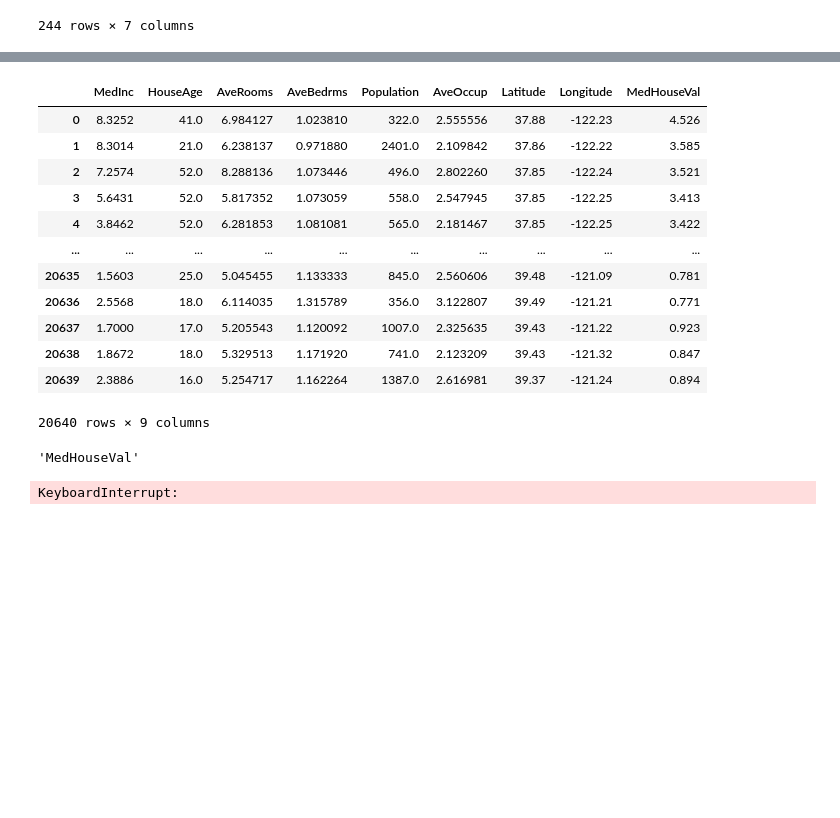
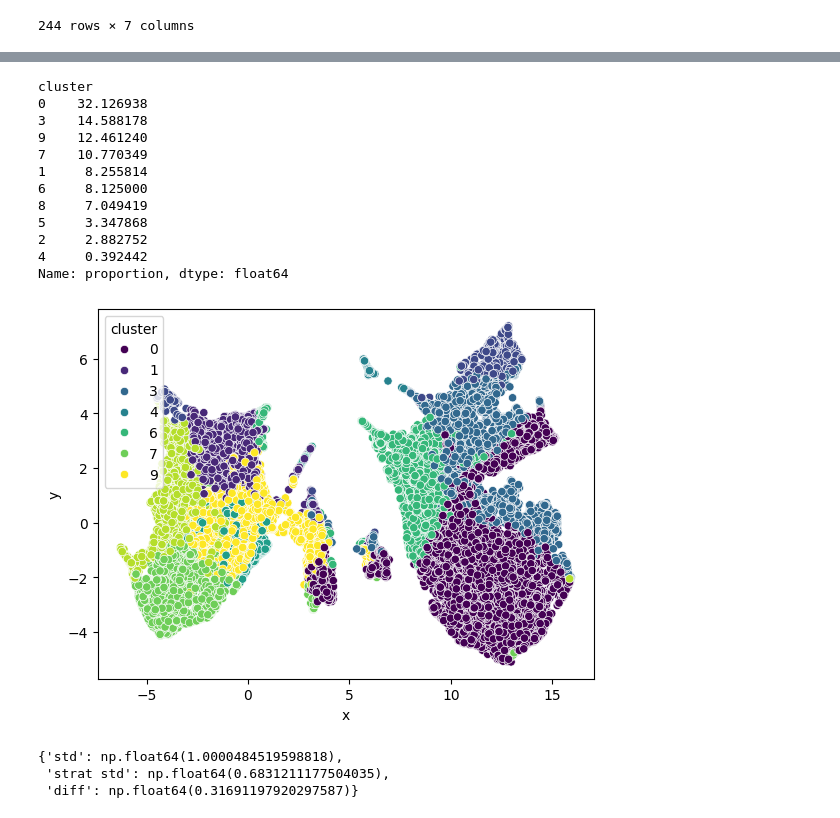
Before and after one commit to Dmatryus/dmml-lab, a Jupyter notebook: experiments/std_reduction.ipynb, the cells around one changed output, grey strips where cells are left out. Drawn from its saved outputs; the diff is of its cells as text; code cells hidden in the pictures; blank space fills up the shorter version.

```diff
--- a/experiments/std_reduction.ipynb
+++ b/experiments/std_reduction.ipynb
@@ -1086,25 +1086,30 @@ def one_segmentation_experiment(data: ModelData, model):
     plt.show()
     result = {
         "std": d_std.loc["total", "var"],
-        "strat std": d_sstd.loc["total", "MedHouseVal_strat_var"],
+        "strat std": d_sstd.loc["total", f"{data.target}_strat_var"],
     }
     result["diff"] = 1 - result["strat std"]/result["std"]
     return result
 
-def search_k(data: ModelData, max_k:int):
-    result_arr = []
-    for k in tqdm(range(2, max_k)):
-        model = MiniBatchKMeans(n_clusters=k)
-        data.data["cluster"] = model.fit_predict(data.get_data("all", "features"))
+def search_k(data: ModelData, max_k:int, n_iterations=1):
+    iter_result = []
+    for i in tqdm(range(n_iterations)):
+        result_arr = []
+        for k in tqdm(range(2, max_k)):
+            model = MiniBatchKMeans(n_clusters=k)
+            data.data["cluster"] = model.fit_predict(data.get_data("all", "features"))
 
-        result = {
-            "k": k,
-            "std": strat_std(data.data, data.target, "group").loc["total", "var"],
-            "strat std": strat_std(data.data, data.target, "group", "cluster").loc["total", "MedHouseVal_strat_var"],
-        }
-        result["diff"] = 1 - result["strat std"]/result["std"]
-        result_arr.append(result)
-    return pd.DataFrame(result_arr)
+            result = {
+                "k": k,
+                "std": strat_std(data.data, data.target, "group").loc["total", "var"],
+                "strat std": strat_std(data.data, data.target, "group", "cluster").loc["total", f"{data.target}_strat_var"],
+            }
+            result["diff"] = 1 - result["strat std"]/result["std"]
+            result_arr.append(result)
+        ir = pd.DataFrame(result_arr)
+        ir["iter"] = i
+        iter_result.append(ir)
+    return pd.concat(iter_result, axis=0)
 # %%
 from category_encoders.target_encoder import TargetEncoder
 from sklearn.preprocessing import StandardScaler
@@ -1155,31 +1161,22 @@ data
 # %%
-data = ModelData.load_california_housing_data()
-data.split_data(test_size=0.2)
-data.feature = data.data.columns
-data.target = None
-
-# mini_batch_kmeans = MiniBatchKMeans(n_clusters=10)
-# one_segmentation_experiment(data=data, model=mini_batch_kmeans)
+mini_batch_kmeans = MiniBatchKMeans(n_clusters=10)
+one_segmentation_experiment(data=data, model=mini_batch_kmeans)
 # %% [output]
-|  | MedInc | HouseAge | AveRooms | AveBedrms | Population | AveOccup | Latitude | Longitude | MedHouseVal |
-| 0 | 8.3252 | 41.0 | 6.984127 | 1.023810 | 322.0 | 2.555556 | 37.88 | -122.23 | 4.526 |
-| 1 | 8.3014 | 21.0 | 6.238137 | 0.971880 | 2401.0 | 2.109842 | 37.86 | -122.22 | 3.585 |
-| 2 | 7.2574 | 52.0 | 8.288136 | 1.073446 | 496.0 | 2.802260 | 37.85 | -122.24 | 3.521 |
-| 3 | 5.6431 | 52.0 | 5.817352 | 1.073059 | 558.0 | 2.547945 | 37.85 | -122.25 | 3.413 |
-| 4 | 3.8462 | 52.0 | 6.281853 | 1.081081 | 565.0 | 2.181467 | 37.85 | -122.25 | 3.422 |
-| ... | ... | ... | ... | ... | ... | ... | ... | ... | ... |
-| 20635 | 1.5603 | 25.0 | 5.045455 | 1.133333 | 845.0 | 2.560606 | 39.48 | -121.09 | 0.781 |
-| 20636 | 2.5568 | 18.0 | 6.114035 | 1.315789 | 356.0 | 3.122807 | 39.49 | -121.21 | 0.771 |
-| 20637 | 1.7000 | 17.0 | 5.205543 | 1.120092 | 1007.0 | 2.325635 | 39.43 | -121.22 | 0.923 |
-| 20638 | 1.8672 | 18.0 | 5.329513 | 1.171920 | 741.0 | 2.123209 | 39.43 | -121.32 | 0.847 |
-| 20639 | 2.3886 | 16.0 | 5.254717 | 1.162264 | 1387.0 | 2.616981 | 39.37 | -121.24 | 0.894 |
-20640 rows × 9 columns
+cluster
+0    32.126938
+3    14.588178
+9    12.461240
+7    10.770349
+1     8.255814
+6     8.125000
+8     7.049419
+5     3.347868
+2     2.882752
+4     0.392442
+Name: proportion, dtype: float64
+[figure, added]
+{'std': np.float64(1.0000484519598818),
+ 'strat std': np.float64(0.6831211177504035),
+ 'diff': np.float64(0.31691197920297587)}
-# %%
-data.target
-# %% [output]
-'MedHouseVal'
 # %%
-k_scores = search_k(data=data, max_k=1000)
-plt.plot(k_scores["k"], k_scores["diff"])
+k_scores = search_k(data=data, max_k=200, n_iterations=5)
-# %% [output]
-KeyboardInterrupt:
```
Also changed, not shown: parts of 6 cells of this notebook.
